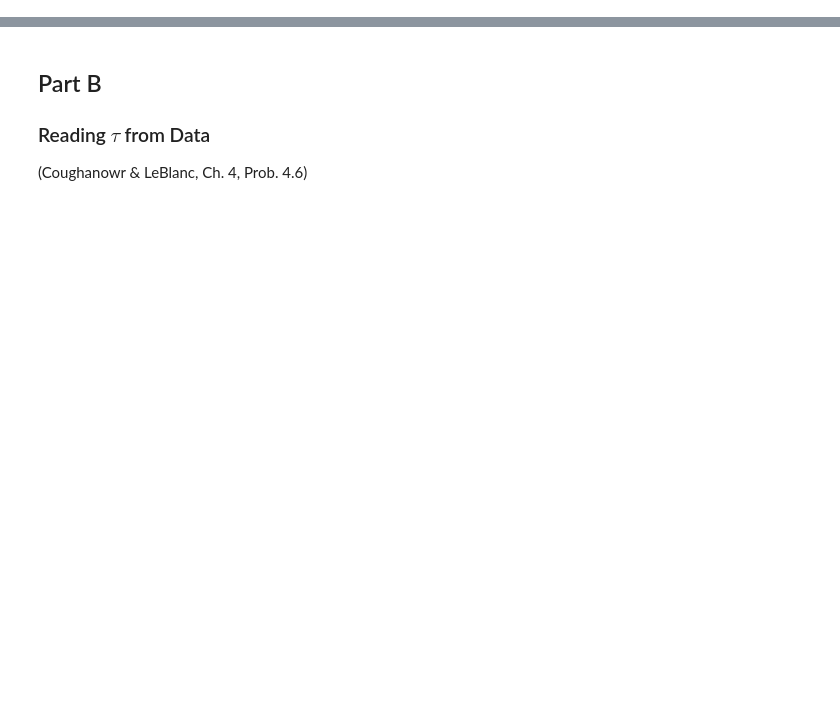
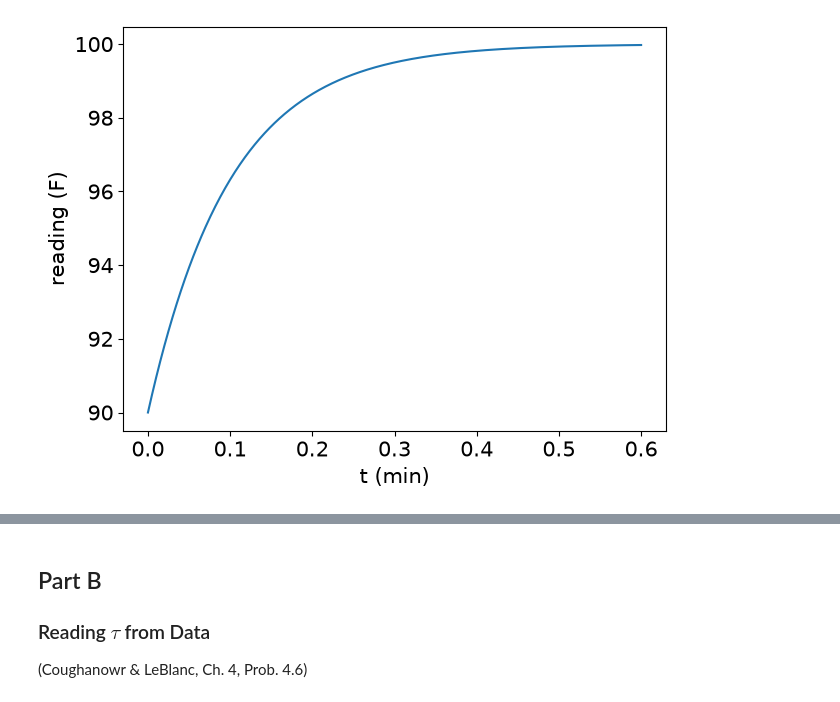
Before and after one commit to haiderejaz6/ProcessControl, a Jupyter notebook: lectures/03-first-order-systems/PSE-823_Lecture-03_First-Order-Systems.ipynb, the cells around one changed output, grey strips where cells are left out. Saved outputs shown, nothing was run; the diff lists cells and outputs as text; code cells hidden in the pictures; blank space fills up the shorter version.

```diff
--- a/lectures/03-first-order-systems/PSE-823_Lecture-03_First-Order-Systems.ipynb
+++ b/lectures/03-first-order-systems/PSE-823_Lecture-03_First-Order-Systems.ipynb
@@ -205,0 +160,6 @@ less lag. Rerun the Part A sinusoid cell with tau = 0.05 to confirm.
+# %%
+G = sp.solve(eq_s, Ys)[0] / Xs     # Y(s) / X(s)
+print(sp.simplify(G))              # A h / (A h + C m s)
+
+tau = sp.symbols("tau", positive=True)
+sp.simplify(G.subs(m, tau*h*A/C))  # 1 / (tau s + 1)
@@ -205,0 +211,4 @@ less lag. Rerun the Part A sinusoid cell with tau = 0.05 to confirm.
+# %%
+A = sp.symbols("A", positive=True)   # now: step size
+Y_s = (A / s) / (tau*s + 1)          # X(s) G(s)
+sp.apart(Y_s, s)                     # A/s - A tau/(tau s + 1)
@@ -205,0 +223,7 @@ less lag. Rerun the Part A sinusoid cell with tau = 0.05 to confirm.
+# %%
+y_step = sp.inverse_laplace_transform(Y_s, s, t)
+print(y_step)                        # A (1 - exp(-t/tau))
+
+for n in [1, 2, 3, 4, 5]:
+    frac = (y_step / A).subs(t, n*tau)
+    print(f"t = {n} tau: {float(frac):.3f} of final value")
@@ -205,0 +246,7 @@ less lag. Rerun the Part A sinusoid cell with tau = 0.05 to confirm.
+# %%
+y_num = sp.lambdify((t, tau, A), y_step, "numpy")
+
+tt = np.linspace(0, 0.6, 601)          # min
+reading = 90 + y_num(tt, 0.1, 10)      # 90 F + deviation
+i98 = np.argmax(reading >= 98)         # first index at 98 F
+print(f"98 F at t = {tt[i98]:.3f} min  (hand: 0.161)")
@@ -205,0 +266,8 @@ less lag. Rerun the Part A sinusoid cell with tau = 0.05 to confirm.
+# %%
+fig, ax = plt.subplots(figsize=(7, 5.25))
+ax.plot(tt, reading)                  # thermometer reading
+ax.set_xlabel("t (min)")
+ax.set_ylabel("reading (F)")
+plt.show()
+# %% [output]
+[figure, added]
```
Also changed, not shown: parts of 219 cells of this notebook, 3 other files.
